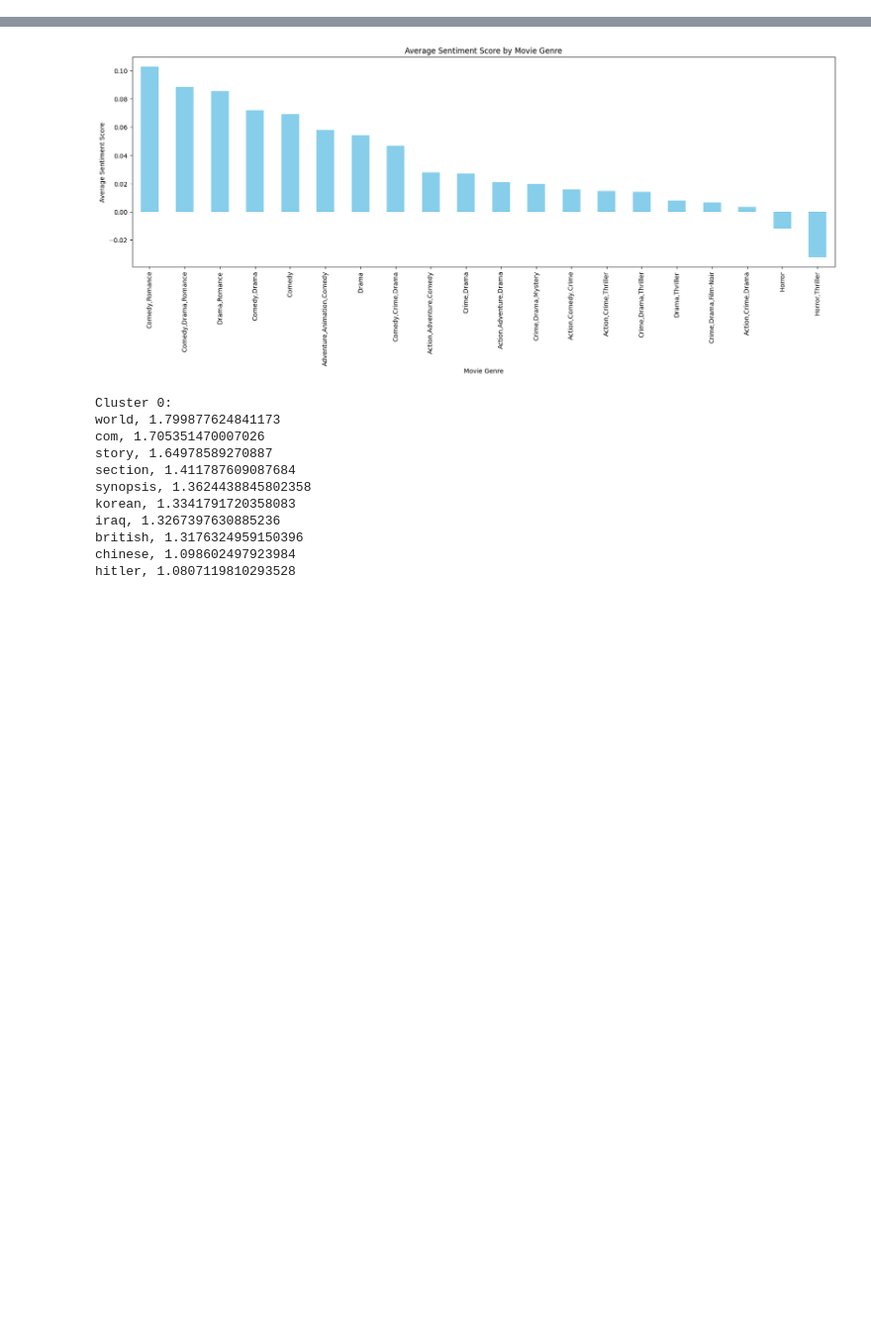
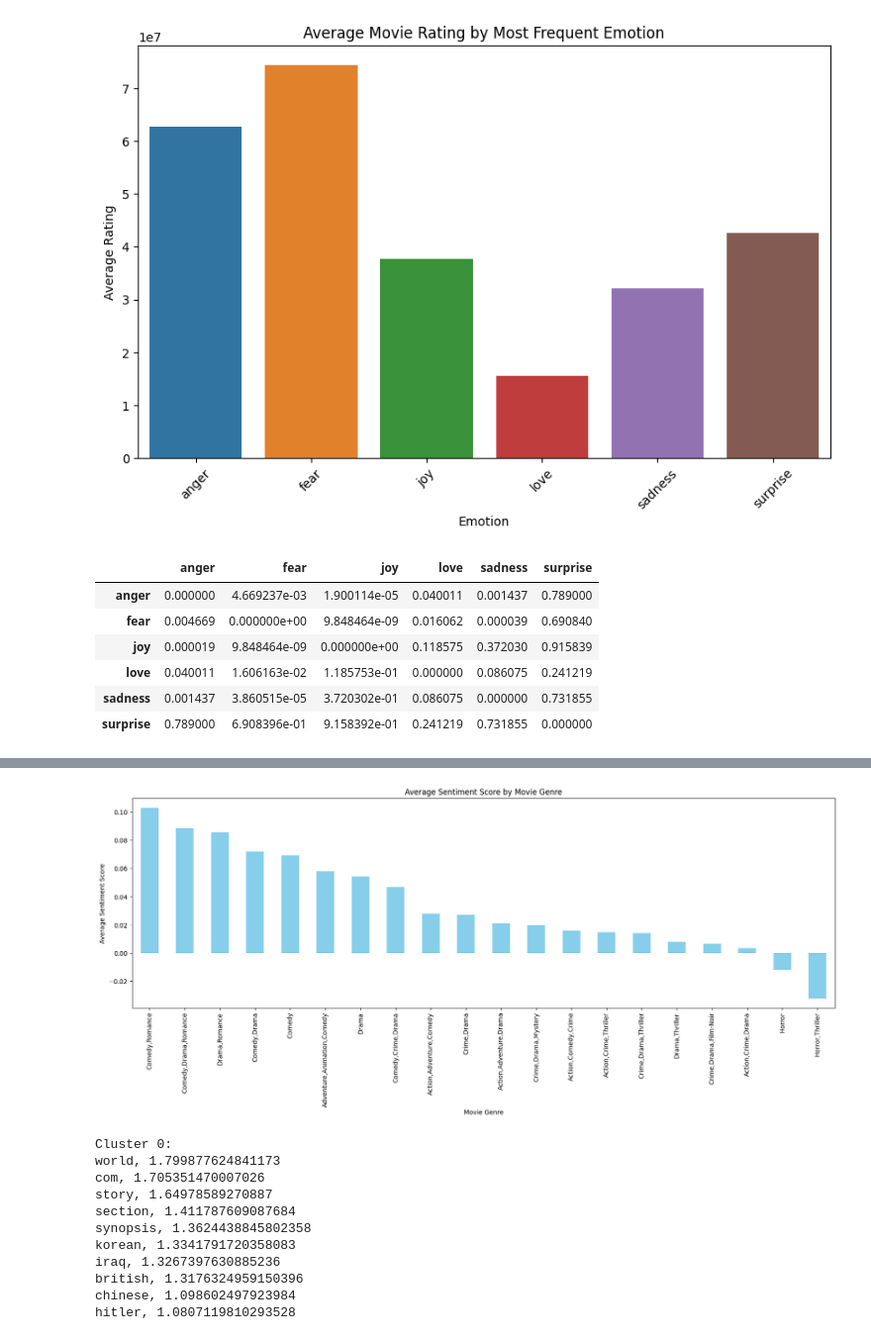
Before and after one commit to epfl-ada/ada-2023-project-padawans, a Jupyter notebook: Q4.ipynb, the cells around one changed output, grey strips where cells are left out. Shown at 99% size. Saved outputs shown, nothing was run; the diff lists cells and outputs as text; code cells hidden in the pictures; blank space fills up the shorter version.

```diff
--- a/Q4.ipynb
+++ b/Q4.ipynb
@@ -0,0 +120,13 @@
+# %%
+import pandas as pd
+
+
+def determine_overall_sentiment(sentiment_list):
+    for sentiment in sentiment_list:
+        if sentiment[0]['label'] == 'NEGATIVE':
+            return 'NEGATIVE'
+    return 'POSITIVE'
+
+grouped = df_chunks.groupby('film_id')['sentiment_scores'].agg(list)
+df_final_sentiment = grouped.apply(determine_overall_sentiment).reset_index(name='overall_sentiment')
+print(df_final_sentiment)
@@ -0,0 +164,6 @@
+# %%
+merged_df = pd.merge(df_cmu, df_final_sentiment, left_on='IMDbID', right_on='film_id', how='inner')
+merged_df = pd.merge(merged_df, most_frequent_emotions, left_on='IMDbID', right_on='film_id', how='inner')
+merged_df = merged_df.drop(['film_id_y', 'film_id_x'], axis=1)
+
+merged_df.to_csv('dataset/cmu_merged_with_imdb.csv', index=False)
@@ -0,0 +186,60 @@
+# %%
+import pandas as pd
+import matplotlib.pyplot as plt
+import seaborn as sns
+from scipy.stats import ttest_ind
+
+# Assuming 'merged_df' is your merged DataFrame containing necessary columns
+
+# Calculate average rating by emotion and sentiment
+avg_rating_by_emotion = merged_df.groupby('most_frequent_emotion')['MovieBoxOfficeRevenue'].mean().reset_index()
+avg_rating_by_sentiment = merged_df.groupby('overall_sentiment')['MovieBoxOfficeRevenue'].mean().reset_index()
+
+# Perform t-tests and store results
+# This is a simplified example; you might want to customize these comparisons
+emotion_ttest_results = {}
+for emotion1 in avg_rating_by_emotion['most_frequent_emotion']:
+    for emotion2 in avg_rating_by_emotion['most_frequent_emotion']:
+        if emotion1 != emotion2:
+            group1 = merged_df[merged_df['most_frequent_emotion'] == emotion1]['MovieBoxOfficeRevenue']
+            group2 = merged_df[merged_df['most_frequent_emotion'] == emotion2]['MovieBoxOfficeRevenue']
+            t_stat, p_val = ttest_ind(group1, group2, nan_policy='omit')
+            emotion_ttest_results[(emotion1, emotion2)] = p_val
+
+
+
+# Plotting and annotating for emotions
+plt.figure(figsize=(10, 6))
+sns.barplot(x='most_frequent_emotion', y='MovieBoxOfficeRevenue', data=avg_rating_by_emotion)
+plt.title('Average Movie Rating by Most Frequent Emotion')
+plt.xlabel('Emotion')
+plt.ylabel('Average Rating')
+plt.xticks(rotation=45)
+
+plt.show()
+
+emotions = sorted(set([pair[0] for pair in emotion_ttest_results.keys()]))
+
+# Initialize a DataFrame with zeros
+p_values_matrix = pd.DataFrame(0, index=emotions, columns=emotions)
+
+# Populate the DataFrame with the p-values
+for (emotion1, emotion2), p_val in emotion_ttest_results.items():
+    p_values_matrix.at[emotion1, emotion2] = p_val
+
+# Since each comparison is duplicated (anger-fear and fear-anger), we take the upper triangle of the matrix
+for i in range(len(emotions)):
+    for j in range(i+1, len(emotions)):
+        emotion1, emotion2 = emotions[i], emotions[j]
+        p_values_matrix.at[emotion2, emotion1] = p_values_matrix.at[emotion1, emotion2]
+
+p_values_matrix
+# %% [output]
+[figure, added]
+|  | anger | fear | joy | love | sadness | surprise |
+| anger | 0.000000 | 4.669237e-03 | 1.900114e-05 | 0.040011 | 0.001437 | 0.789000 |
+| fear | 0.004669 | 0.000000e+00 | 9.848464e-09 | 0.016062 | 0.000039 | 0.690840 |
+| joy | 0.000019 | 9.848464e-09 | 0.000000e+00 | 0.118575 | 0.372030 | 0.915839 |
+| love | 0.040011 | 1.606163e-02 | 1.185753e-01 | 0.000000 | 0.086075 | 0.241219 |
+| sadness | 0.001437 | 3.860515e-05 | 3.720302e-01 | 0.086075 | 0.000000 | 0.731855 |
+| surprise | 0.789000 | 6.908396e-01 | 9.158392e-01 | 0.241219 | 0.731855 | 0.000000 |
```
Also changed, not shown: parts of 17 cells of this notebook, 5 other files.
